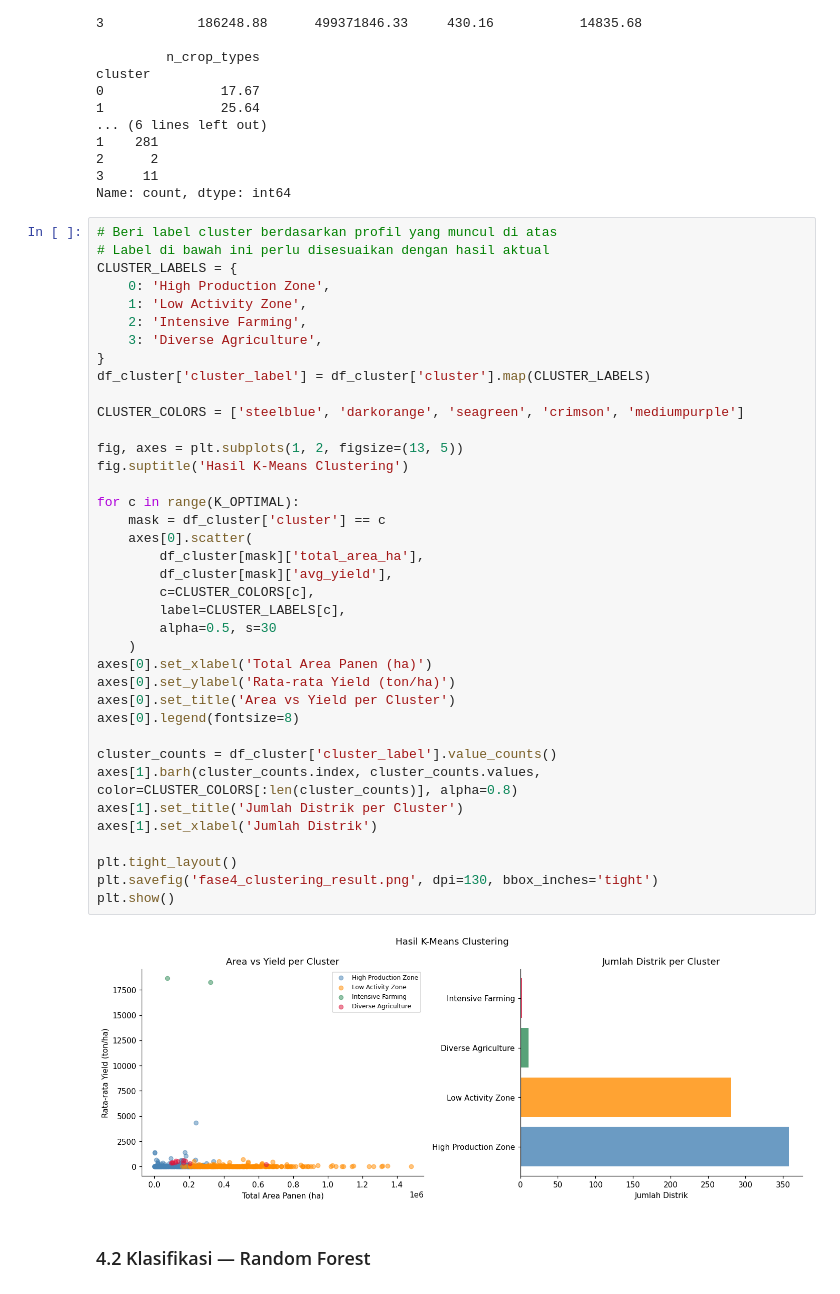
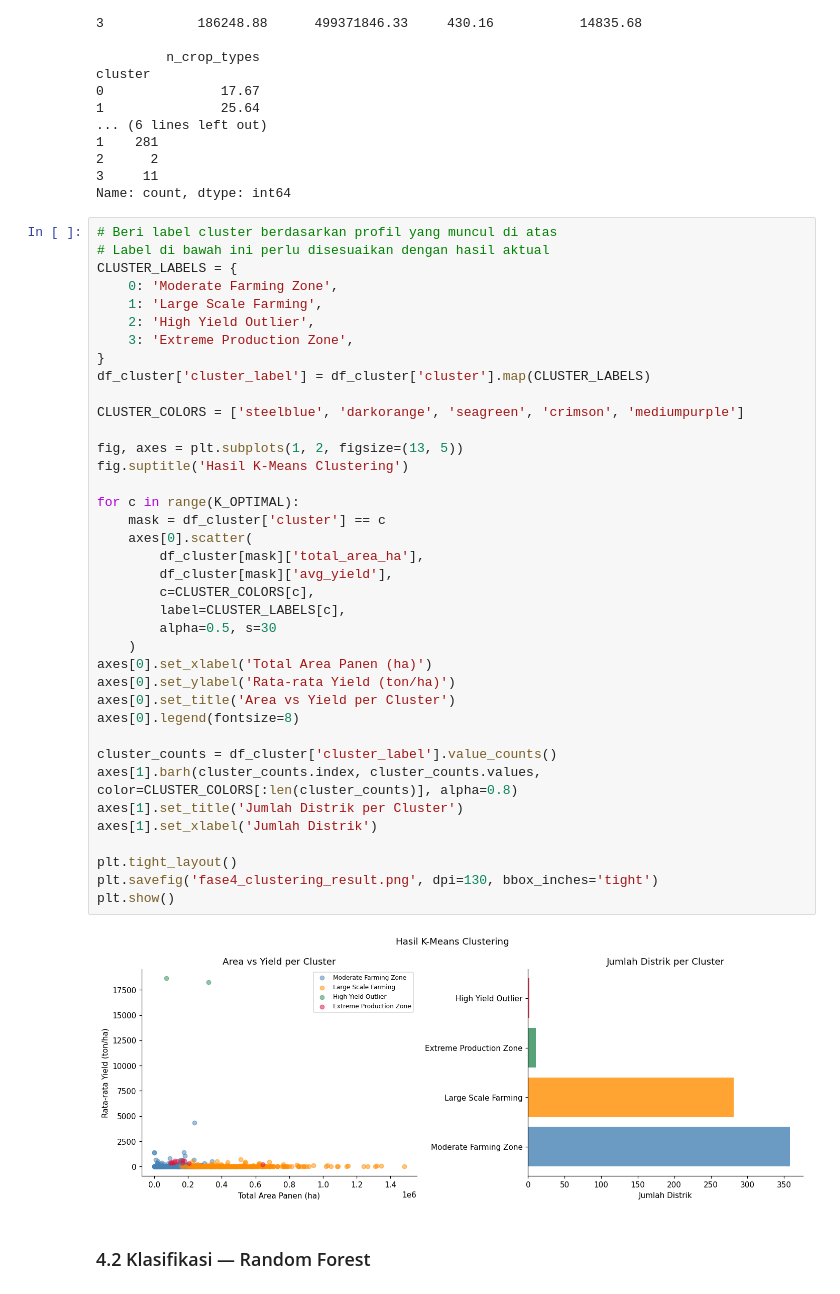
Before and after one commit to milskzy/Crop-Production-Analytics, a Jupyter notebook: Crop_Production_Analytics.ipynb, the cells around one changed output. Drawn from its saved outputs; the diff is of its cells as text.

```diff
--- a/Crop_Production_Analytics.ipynb
+++ b/Crop_Production_Analytics.ipynb
@@ -492,42 +483,42 @@ Name: count, dtype: int64
 # Beri label cluster berdasarkan profil yang muncul di atas
 # Label di bawah ini perlu disesuaikan dengan hasil aktual
 CLUSTER_LABELS = {
-    0: 'High Production Zone',
-    1: 'Low Activity Zone',
-    2: 'Intensive Farming',
-    3: 'Diverse Agriculture',
+    0: 'Moderate Farming Zone',
+    1: 'Large Scale Farming',
+    2: 'High Yield Outlier',
+    3: 'Extreme Production Zone',
 }
 df_cluster['cluster_label'] = df_cluster['cluster'].map(CLUSTER_LABELS)
 
 CLUSTER_COLORS = ['steelblue', 'darkorange', 'seagreen', 'crimson', 'mediumpurple']
 
 fig, axes = plt.subplots(1, 2, figsize=(13, 5))
 fig.suptitle('Hasil K-Means Clustering')
 
 for c in range(K_OPTIMAL):
     mask = df_cluster['cluster'] == c
     axes[0].scatter(
         df_cluster[mask]['total_area_ha'],
         df_cluster[mask]['avg_yield'],
         c=CLUSTER_COLORS[c],
         label=CLUSTER_LABELS[c],
         alpha=0.5, s=30
     )
 axes[0].set_xlabel('Total Area Panen (ha)')
 axes[0].set_ylabel('Rata-rata Yield (ton/ha)')
 axes[0].set_title('Area vs Yield per Cluster')
 axes[0].legend(fontsize=8)
 
 cluster_counts = df_cluster['cluster_label'].value_counts()
 axes[1].barh(cluster_counts.index, cluster_counts.values, color=CLUSTER_COLORS[:len(cluster_counts)], alpha=0.8)
 axes[1].set_title('Jumlah Distrik per Cluster')
 axes[1].set_xlabel('Jumlah Distrik')
 
 plt.tight_layout()
 plt.savefig('fase4_clustering_result.png', dpi=130, bbox_inches='tight')
 plt.show()
 # %% [output]
-[figure, old version]
+[figure, new version]
 # %% [markdown]
 ### 4.2 Klasifikasi — Random Forest
 # %%
```
Also changed, not shown: parts of 9 cells of this notebook, 6 other files.
